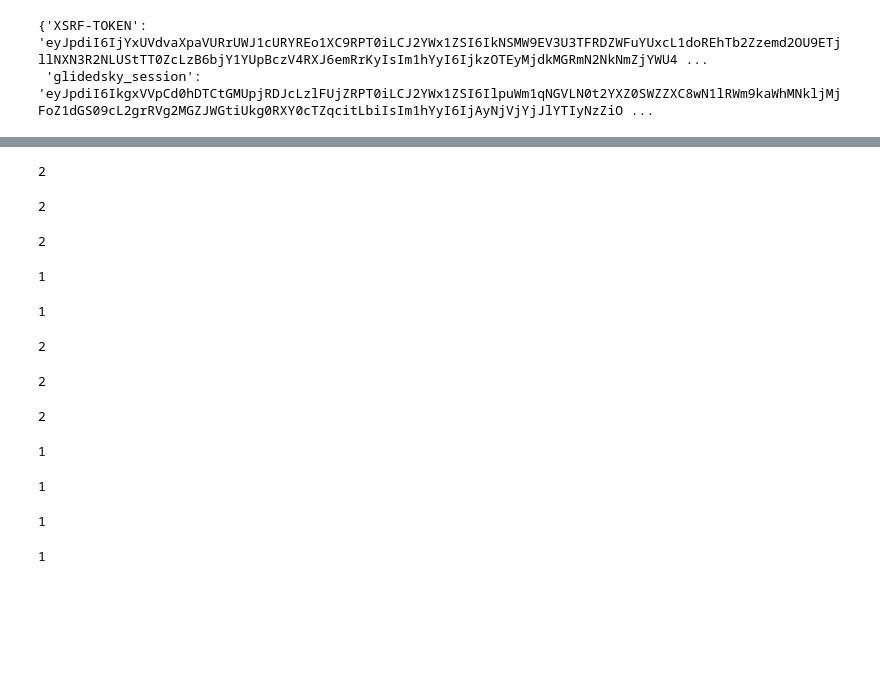
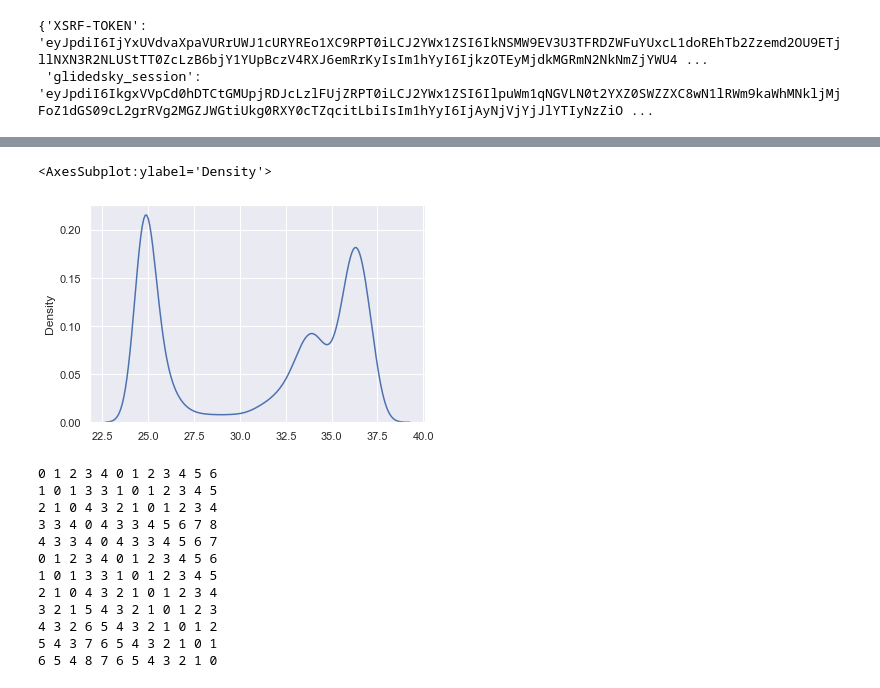
Before and after one commit to whuhit/scrapy_sp, a Jupyter notebook: 未命名.ipynb, the cells around one changed output, grey strips where cells are left out. Drawn from its saved outputs; the diff is of its cells as text; code cells hidden in the pictures; blank space fills up the shorter version.

```diff
--- a/未命名.ipynb
+++ b/未命名.ipynb
@@ -67,3 +117,17 @@ def dis(a,b):
+# %%
+import pandas as pd
+import matplotlib.pyplot as plt
+import seaborn as sns  # 习惯上简写成sns
+
+sns.set()  # 切换到seaborn的默认运行配置
+plt.rcParams['font.sans-serif'] = ['Arial Unicode MS']
+
+
+fig, ax = plt.subplots()
+sns.kdeplot(x=img.reshape(-1,), ax=ax)
+# %% [output]
+<AxesSubplot:ylabel='Density'>
+[figure, added]
 # %%
 import numpy as np
 # %%
@@ -71,18 +135,19 @@ for i in range(12):
     lis_ = []
     for j in range(12):
         d = dis(array[i],array[j])
+        print(d, end=' ')
         lis_.append(d)
-    np.sum(np.array(lis_)<1)
+    print()
 # %% [output]
-2
+0 1 2 3 4 0 1 2 3 4 5 6
+1 0 1 3 3 1 0 1 2 3 4 5
+2 1 0 4 3 2 1 0 1 2 3 4
+3 3 4 0 4 3 3 4 5 6 7 8
+4 3 3 4 0 4 3 3 4 5 6 7
+0 1 2 3 4 0 1 2 3 4 5 6
+1 0 1 3 3 1 0 1 2 3 4 5
+2 1 0 4 3 2 1 0 1 2 3 4
+3 2 1 5 4 3 2 1 0 1 2 3
+4 3 2 6 5 4 3 2 1 0 1 2
+5 4 3 7 6 5 4 3 2 1 0 1
+6 5 4 8 7 6 5 4 3 2 1 0
-2
-2
-1
-1
-2
-2
-2
-1
-1
-1
-1
```
Also changed, not shown: parts of 13 cells of this notebook, 23 other files.
